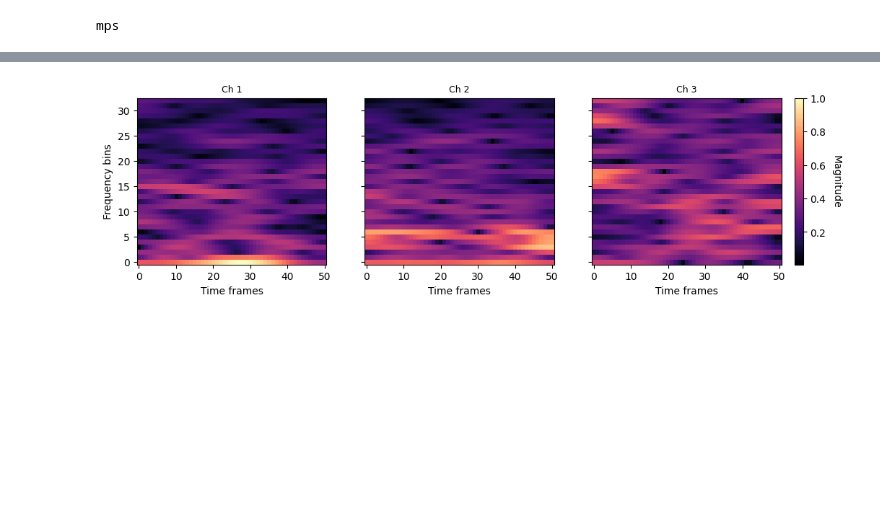
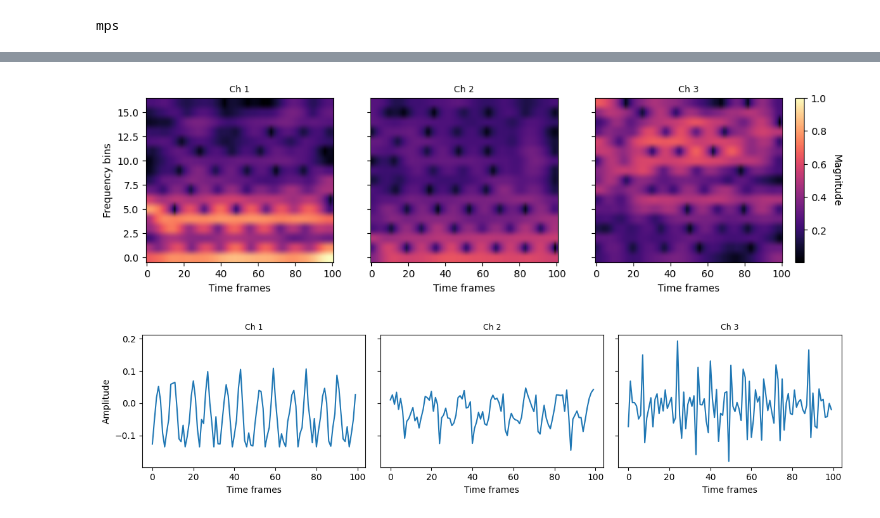
Before and after one commit to chookcurry/flow-matching, a Jupyter notebook: notebooks/whar/stft.ipynb, the cells around one changed output, grey strips where cells are left out. Drawn from its saved outputs; the diff is of its cells as text; code cells hidden in the pictures; blank space fills up the shorter version.

```diff
--- a/notebooks/whar/stft.ipynb
+++ b/notebooks/whar/stft.ipynb
@@ -15,4 +15,5 @@ print(device)
 mps
 # %%
 cfg = get_dataset_cfg(WHARDatasetID.WISDM)
-print(cfg.window_time)
+transform = lambda x: stft_transform_combine(x, n_fft=32, hop_length=1)  # type: ignore
+scv_group_index = 0
@@ -21,9 +20,10 @@ print(cfg.window_time)
 # %%
 sampeable = WHARSampleable(
     cfg=cfg,
-    scv_group_index=0,
+    scv_group_index=scv_group_index,
     fold=TrainValTest.TRAIN,
-    transform=lambda x: stft_transform_combine(x, n_fft=64, hop_length=2),
+    transform=transform,
 )
 print(sampeable.shape)
+print(sampeable.signal_shape)
 # %% [output]
@@ -48,14 +50,18 @@ print(sampeable.shape)
 # %%
-from diffusion.utils.stft import plot_spectrogram_grid
+from diffusion.utils.stft import plot_signal_grid, plot_spectrogram_grid
 
 samples_per_class = 1
-class_label = 2
 
+class_label = 5
 y = torch.full((samples_per_class,), class_label, device=device, dtype=torch.long)
 real_samples, _ = sampeable.sample(samples_per_class, y)
+
+# real_samples, _ = sampeable.sample(samples_per_class)
 
 x = real_samples[0]
 
 plot_spectrogram_grid(x)
+plot_signal_grid(x, n_fft=32, hop_length=1, length=100)
 # %% [output]
-[figure, old version]
+[figure, new version]
+[figure, added]
```
Also changed, not shown: parts of 2 cells of this notebook, 8 other files.
